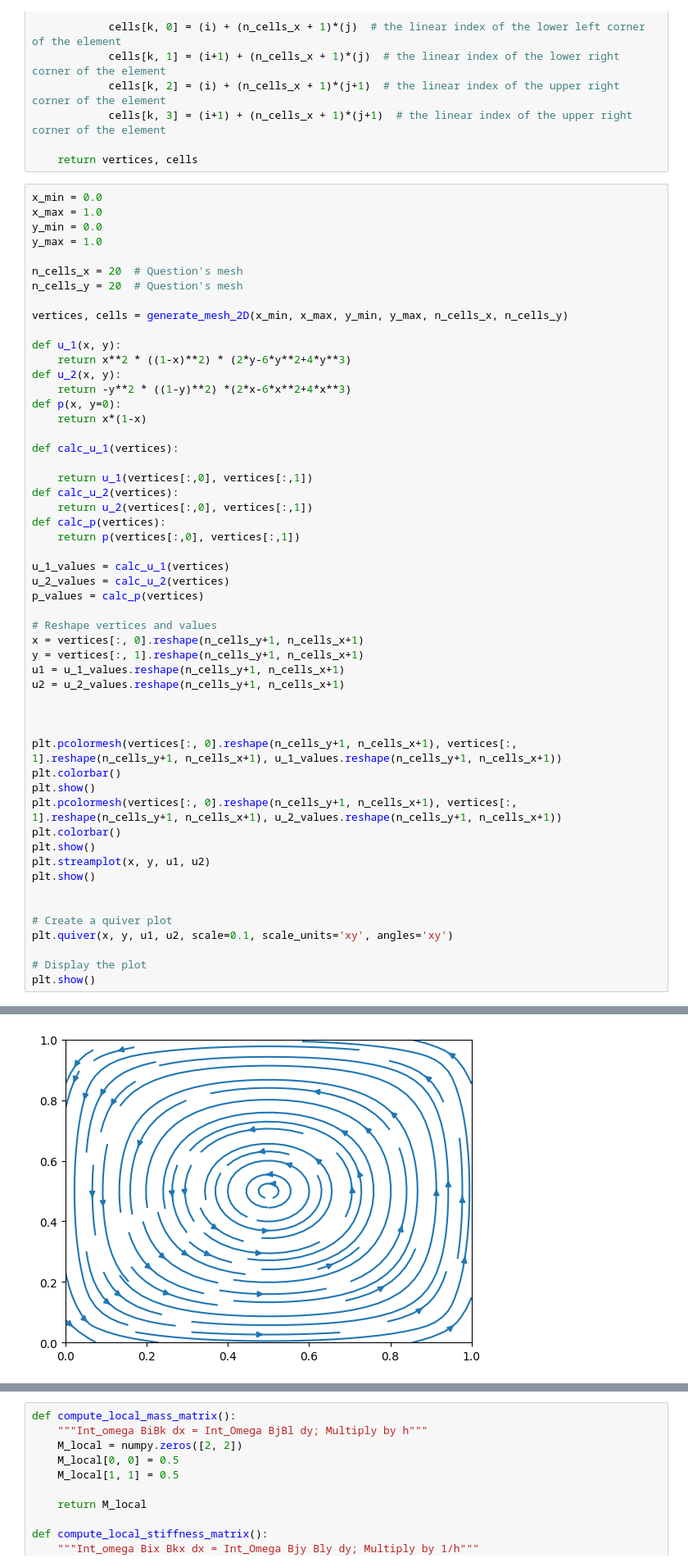
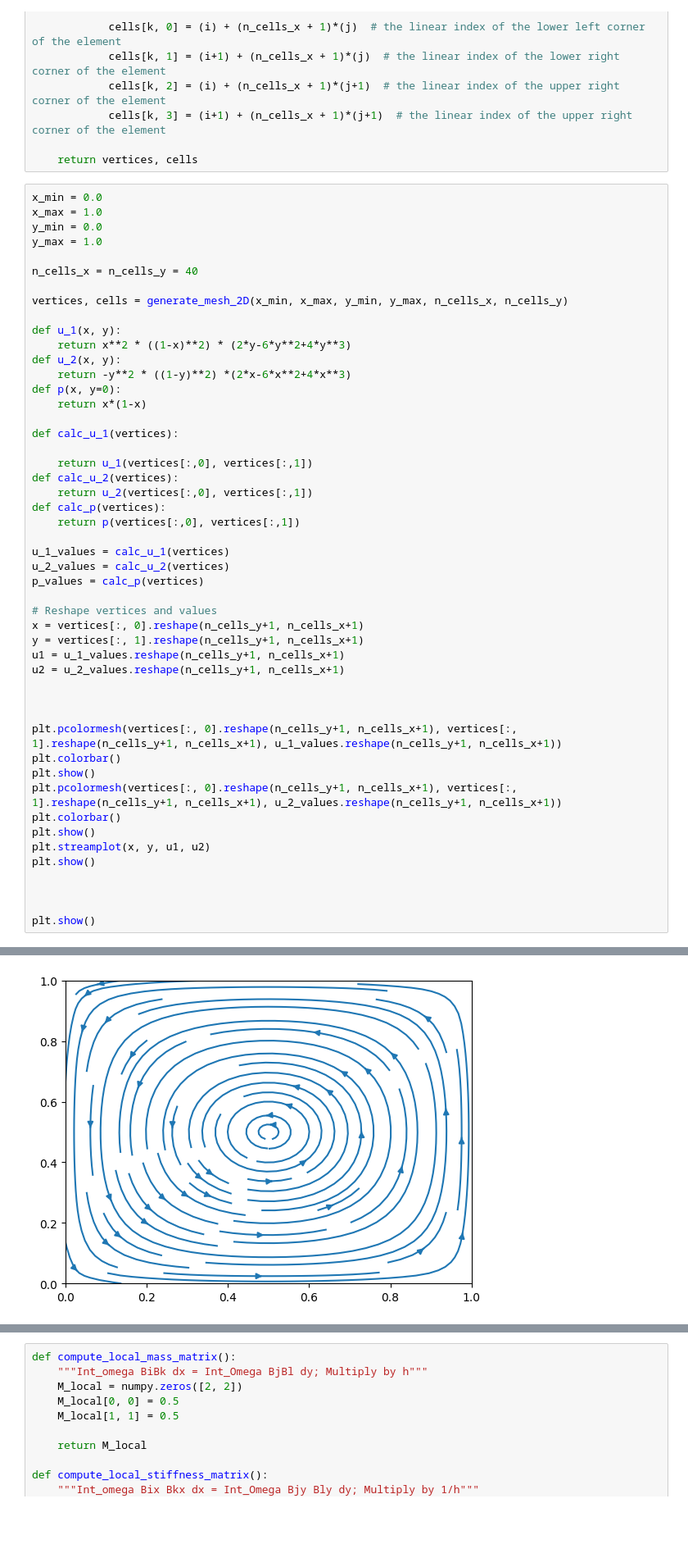
Before and after one commit to LeoderProfi/CFD_Project1, a Jupyter notebook: CFD_Pro_1.ipynb, the cells around one changed output, grey strips where cells are left out. Shown at 82% size. Drawn from its saved outputs; the diff is of its cells as text; blank space fills up the shorter version.

```diff
--- a/CFD_Pro_1.ipynb
+++ b/CFD_Pro_1.ipynb
@@ -42,8 +40,7 @@ x_max = 1.0
 y_min = 0.0
 y_max = 1.0
 
-n_cells_x = 20  # Question's mesh
-n_cells_y = 20  # Question's mesh
+n_cells_x = n_cells_y = 40
 
 vertices, cells = generate_mesh_2D(x_min, x_max, y_min, y_max, n_cells_x, n_cells_y)
 
@@ -84,9 +81,6 @@ plt.streamplot(x, y, u1, u2)
 plt.show()
 
 
-# Create a quiver plot
-plt.quiver(x, y, u1, u2, scale=0.1, scale_units='xy', angles='xy')
 
-# Display the plot
 plt.show()
 # %% [output]
@@ -95 +89 @@ plt.show()
-[figure, old version]
+[figure, new version]
```
Also changed, not shown: parts of 8 cells of this notebook.
